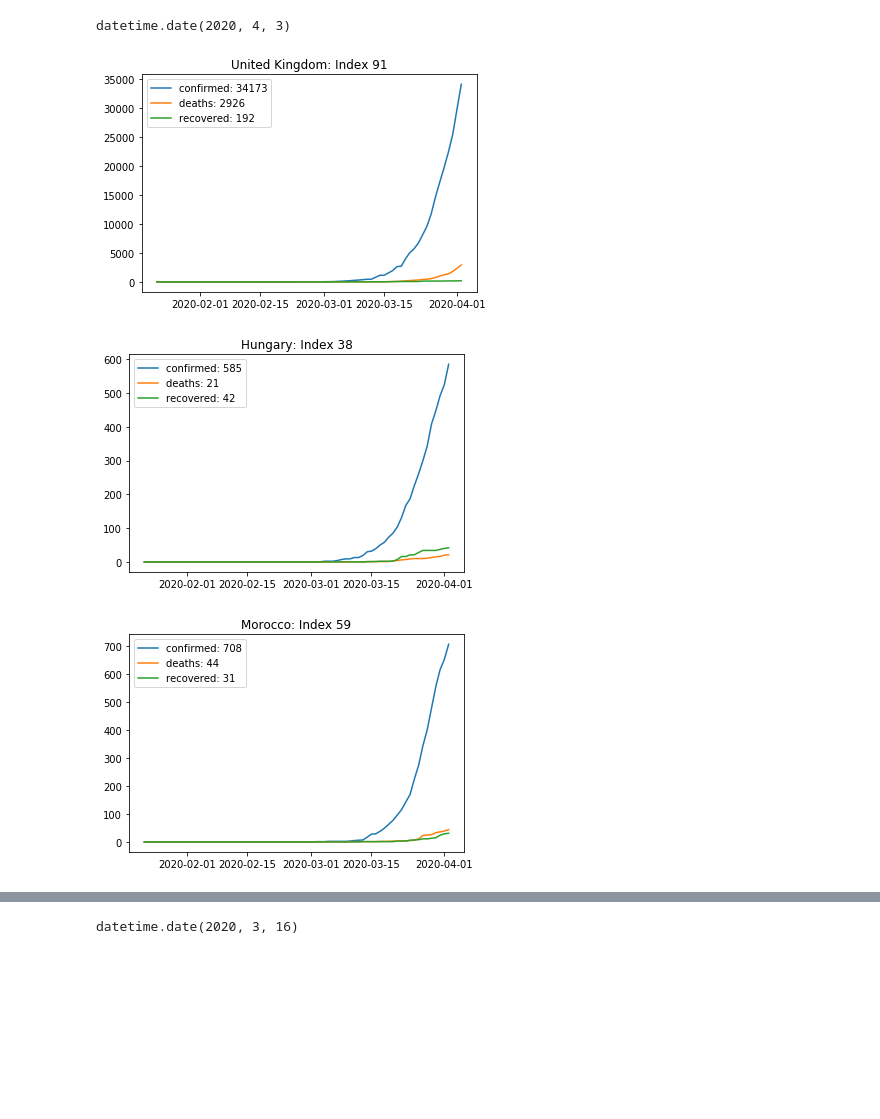
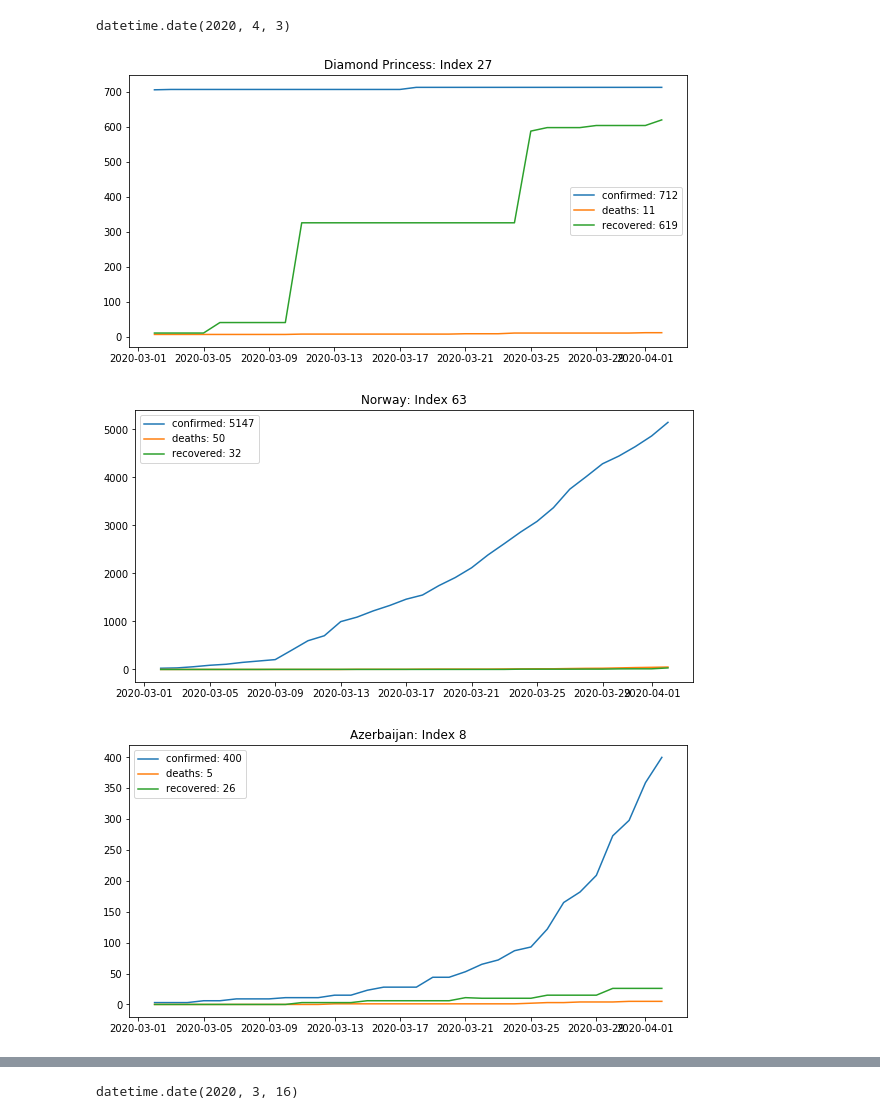
Before and after one commit to michaelneururer/corona_data_analysis, a Jupyter notebook: Corona Data.ipynb, the cells around one changed output, grey strips where cells are left out. Drawn from its saved outputs; the diff is of its cells as text; code cells hidden in the pictures; blank space fills up the shorter version.

```diff
--- a/Corona Data.ipynb
+++ b/Corona Data.ipynb
@@ -10,6 +10,10 @@ import matplotlib.image as mpimg
 import random
 import seaborn as sns
 %matplotlib inline
+
+#Size of matplotlib plots
+import matplotlib.pyplot as plt
+plt.rcParams['figure.figsize'] = [10, 5]
 # %%
 pd.__version__
 # %% [output]
@@ -56,13 +60,13 @@ for i in range(len(data)):
 # %%
 sample_size = 10
 sample = random.sample(range(data[0].shape[0]),sample_size)
 for index in sample:
     country = data[0].iloc[index][0]
     df = pd.DataFrame([d.iloc[index][1:] for d in data], index=[0,1,2]).fillna(0)
     total = df.iloc[:,-1]
     df.set_axis(["confirmed: {}".format(total.loc[0]),"deaths: {}".format(total[1]),"recovered: {}".format(total[2])], inplace=True, axis=0)
-    df.transpose().plot(title=country + ': Index {}'.format(index))
+    df.T[40:].plot(title=country + ': Index {}'.format(index))
 # %% [output]
-[figure, old version]
+[figure, new version]
-[figure, old version]
+[figure, new version]
-[figure, old version]
+[figure, new version]
```
Also changed, not shown: parts of 14 cells of this notebook.
